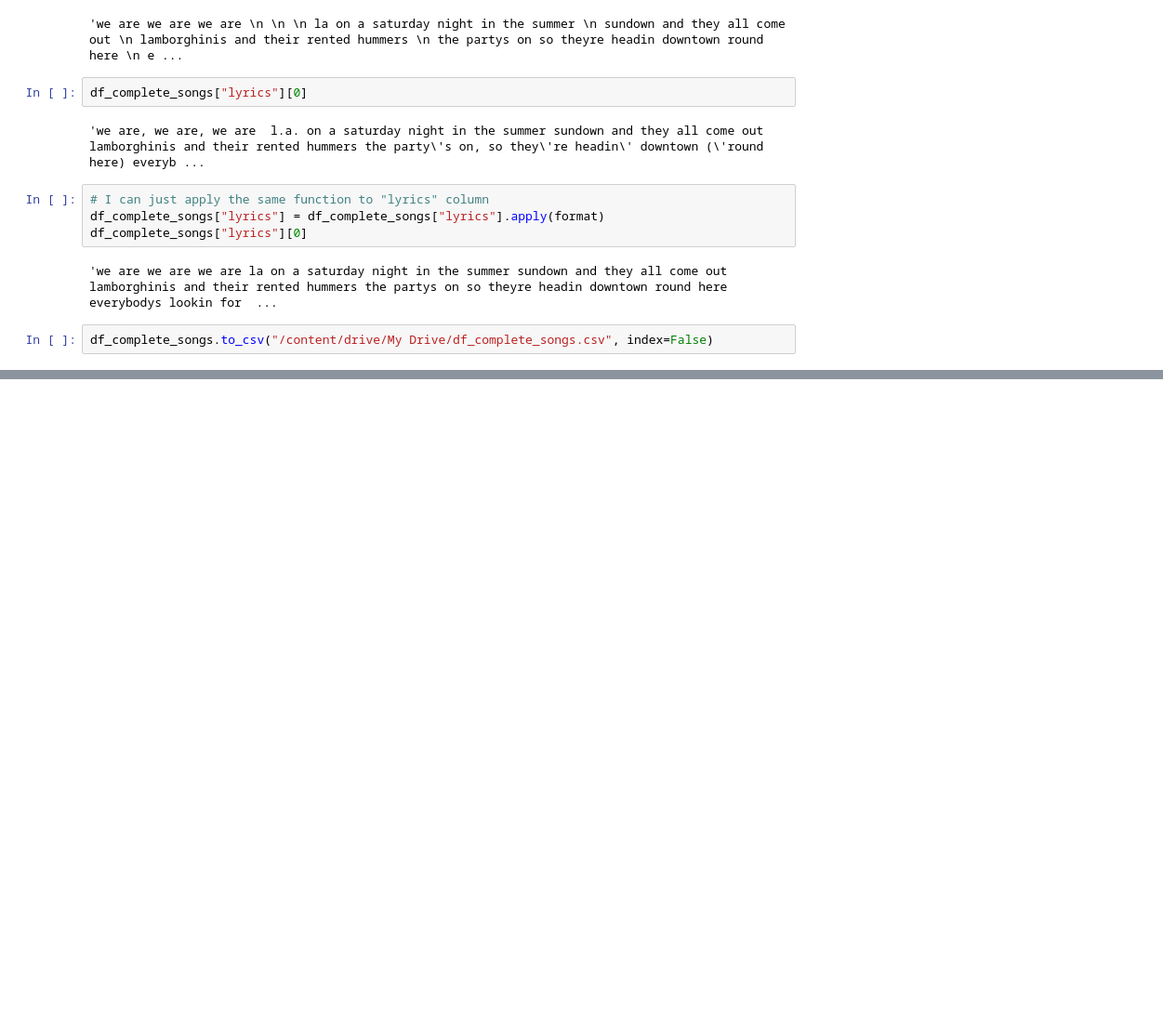
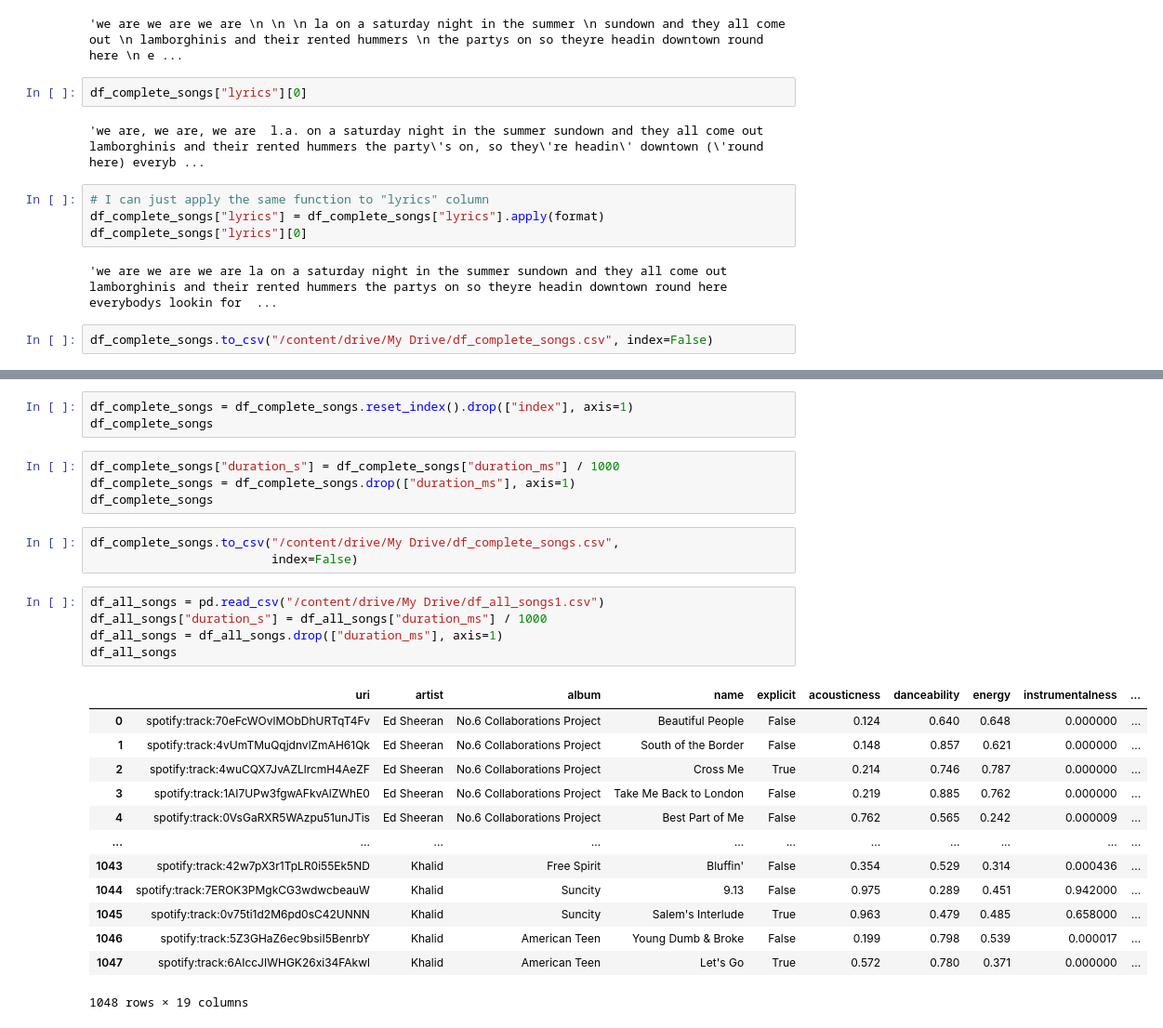
Before and after one commit to ryanczhang7/spotifyproject, a Jupyter notebook: Spotify_Data_Acquisition.ipynb, the cells around one changed output, grey strips where cells are left out. Shown at 93% size. Saved outputs shown, nothing was run; the diff lists cells and outputs as text; blank space fills up the shorter version.

```diff
--- a/Spotify_Data_Acquisition.ipynb
+++ b/Spotify_Data_Acquisition.ipynb
@@ -2456,0 +3030,29 @@ df_complete_songs.to_csv("/content/drive/My Drive/df_complete_songs.csv", index=
+# %%
+df_complete_songs = df_complete_songs.reset_index().drop(["index"], axis=1)
+df_complete_songs
+# %%
+df_complete_songs["duration_s"] = df_complete_songs["duration_ms"] / 1000
+df_complete_songs = df_complete_songs.drop(["duration_ms"], axis=1)
+df_complete_songs
+# %%
+df_complete_songs.to_csv("/content/drive/My Drive/df_complete_songs.csv",
+                         index=False)
+# %%
+df_all_songs = pd.read_csv("/content/drive/My Drive/df_all_songs1.csv")
+df_all_songs["duration_s"] = df_all_songs["duration_ms"] / 1000
+df_all_songs = df_all_songs.drop(["duration_ms"], axis=1)
+df_all_songs
+# %% [output]
+|  | uri | artist | album | name | explicit | acousticness | danceability | energy | instrumentalness | ... |
+| 0 | spotify:track:70eFcWOvlMObDhURTqT4Fv | Ed Sheeran | No.6 Collaborations Project | Beautiful People | False | 0.124 | 0.640 | 0.648 | 0.000000 | ... |
+| 1 | spotify:track:4vUmTMuQqjdnvlZmAH61Qk | Ed Sheeran | No.6 Collaborations Project | South of the Border | False | 0.148 | 0.857 | 0.621 | 0.000000 | ... |
+| 2 | spotify:track:4wuCQX7JvAZLlrcmH4AeZF | Ed Sheeran | No.6 Collaborations Project | Cross Me | True | 0.214 | 0.746 | 0.787 | 0.000000 | ... |
+| 3 | spotify:track:1AI7UPw3fgwAFkvAlZWhE0 | Ed Sheeran | No.6 Collaborations Project | Take Me Back to London | False | 0.219 | 0.885 | 0.762 | 0.000000 | ... |
+| 4 | spotify:track:0VsGaRXR5WAzpu51unJTis | Ed Sheeran | No.6 Collaborations Project | Best Part of Me | False | 0.762 | 0.565 | 0.242 | 0.000009 | ... |
+| ... | ... | ... | ... | ... | ... | ... | ... | ... | ... | ... |
+| 1043 | spotify:track:42w7pX3r1TpLR0i55Ek5ND | Khalid | Free Spirit | Bluffin' | False | 0.354 | 0.529 | 0.314 | 0.000436 | ... |
+| 1044 | spotify:track:7EROK3PMgkCG3wdwcbeauW | Khalid | Suncity | 9.13 | False | 0.975 | 0.289 | 0.451 | 0.942000 | ... |
+| 1045 | spotify:track:0v75ti1d2M6pd0sC42UNNN | Khalid | Suncity | Salem's Interlude | True | 0.963 | 0.479 | 0.485 | 0.658000 | ... |
+| 1046 | spotify:track:5Z3GHaZ6ec9bsiI5BenrbY | Khalid | American Teen | Young Dumb & Broke | False | 0.199 | 0.798 | 0.539 | 0.000017 | ... |
+| 1047 | spotify:track:6AIccJIWHGK26xi34FAkwl | Khalid | American Teen | Let's Go | True | 0.572 | 0.780 | 0.371 | 0.000000 | ... |
+1048 rows × 19 columns
```
Also changed, not shown: parts of 50 cells of this notebook.
